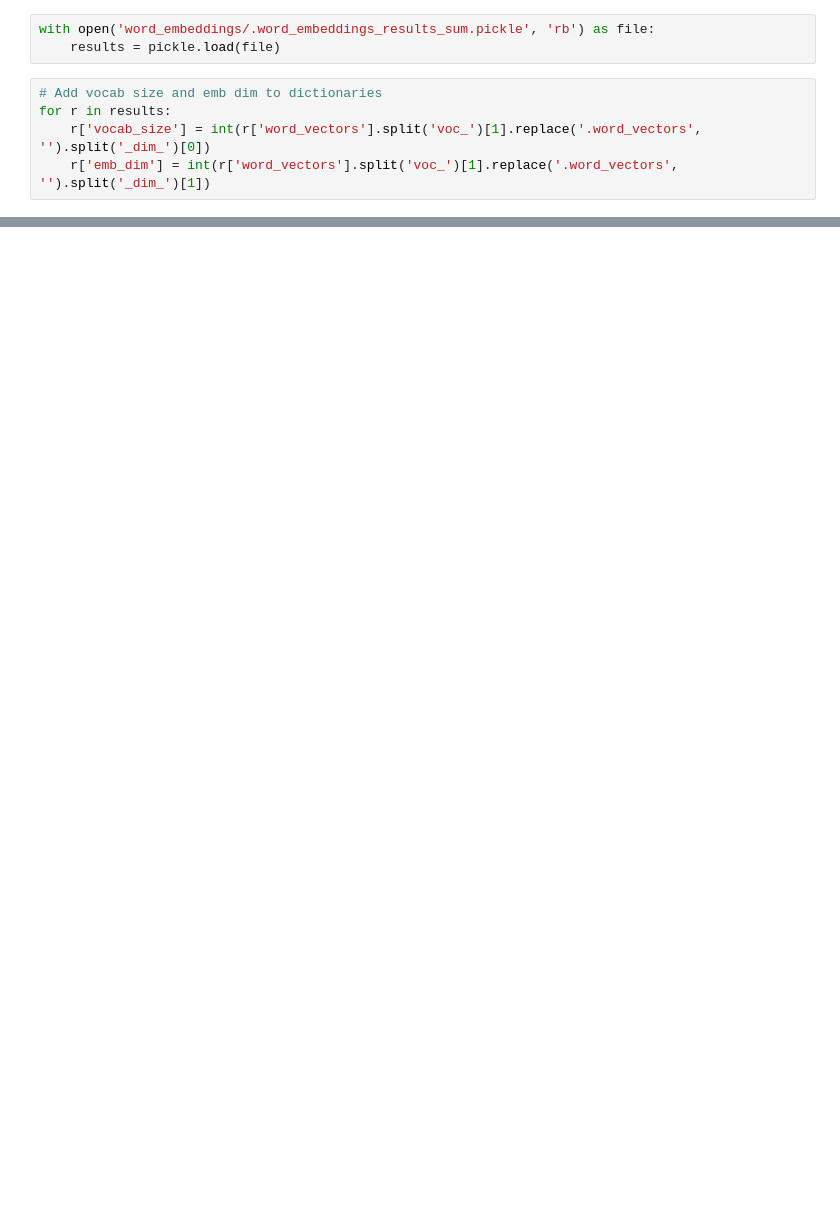
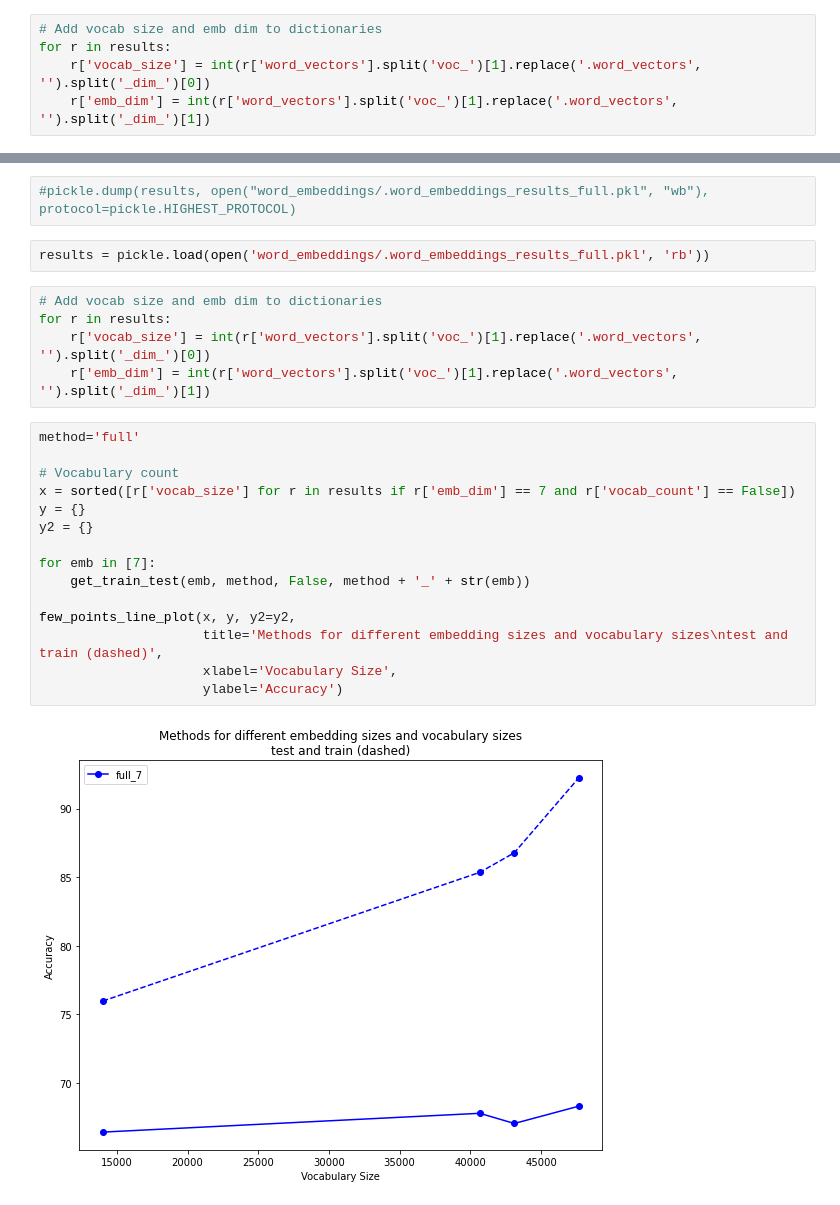
Before and after one commit to svenrr/good_news_everyone, a Jupyter notebook: Category_Analysis/feature_engineering.ipynb, the cells around one changed output, grey strips where cells are left out. Cells and saved outputs as stored; diff of their text form; blank space fills up the shorter version.

```diff
--- a/Category_Analysis/feature_engineering.ipynb
+++ b/Category_Analysis/feature_engineering.ipynb
@@ -419,6 +402,3 @@ with open('word_embeddings/.word_embeddings_results_sum.pickle', 'wb') as file:
-# %%
-with open('word_embeddings/.word_embeddings_results_sum.pickle', 'rb') as file:
-    results = pickle.load(file)
 # %%
 # Add vocab size and emb dim to dictionaries
 for r in results:
@@ -484,0 +447,26 @@ bar_adjacent_labels(x, y)
+# %%
+#pickle.dump(results, open("word_embeddings/.word_embeddings_results_full.pkl", "wb"), protocol=pickle.HIGHEST_PROTOCOL)
+# %%
+results = pickle.load(open('word_embeddings/.word_embeddings_results_full.pkl', 'rb'))
+# %%
+# Add vocab size and emb dim to dictionaries
+for r in results:
+    r['vocab_size'] = int(r['word_vectors'].split('voc_')[1].replace('.word_vectors', '').split('_dim_')[0])
+    r['emb_dim'] = int(r['word_vectors'].split('voc_')[1].replace('.word_vectors', '').split('_dim_')[1])
+# %%
+method='full'
+
+# Vocabulary count
+x = sorted([r['vocab_size'] for r in results if r['emb_dim'] == 7 and r['vocab_count'] == False])
+y = {}
+y2 = {}
+
+for emb in [7]:
+    get_train_test(emb, method, False, method + '_' + str(emb))
+
+few_points_line_plot(x, y, y2=y2,
+                     title='Methods for different embedding sizes and vocabulary sizes\ntest and train (dashed)',
+                     xlabel='Vocabulary Size',
+                     ylabel='Accuracy')
+# %% [output]
+[figure, added]
```
Also changed, not shown: parts of 39 cells of this notebook, 35 other files.
